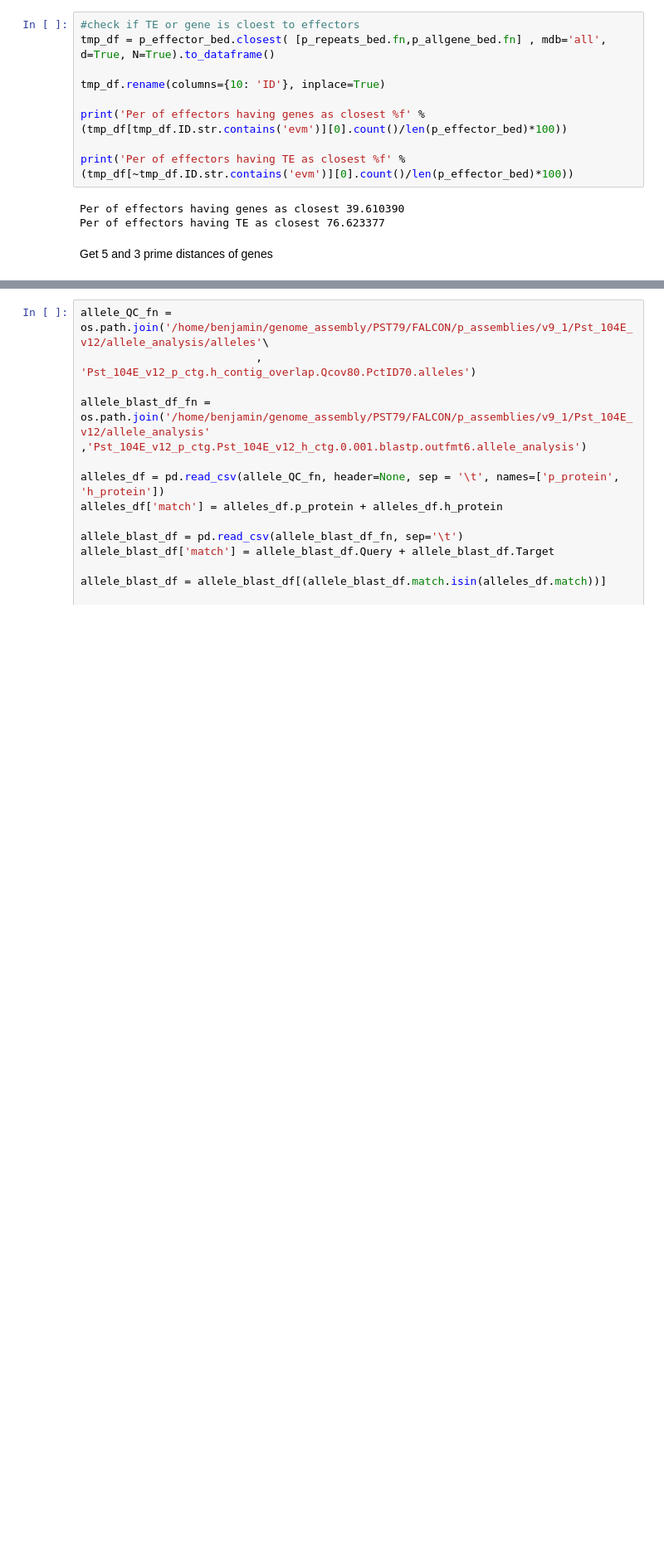
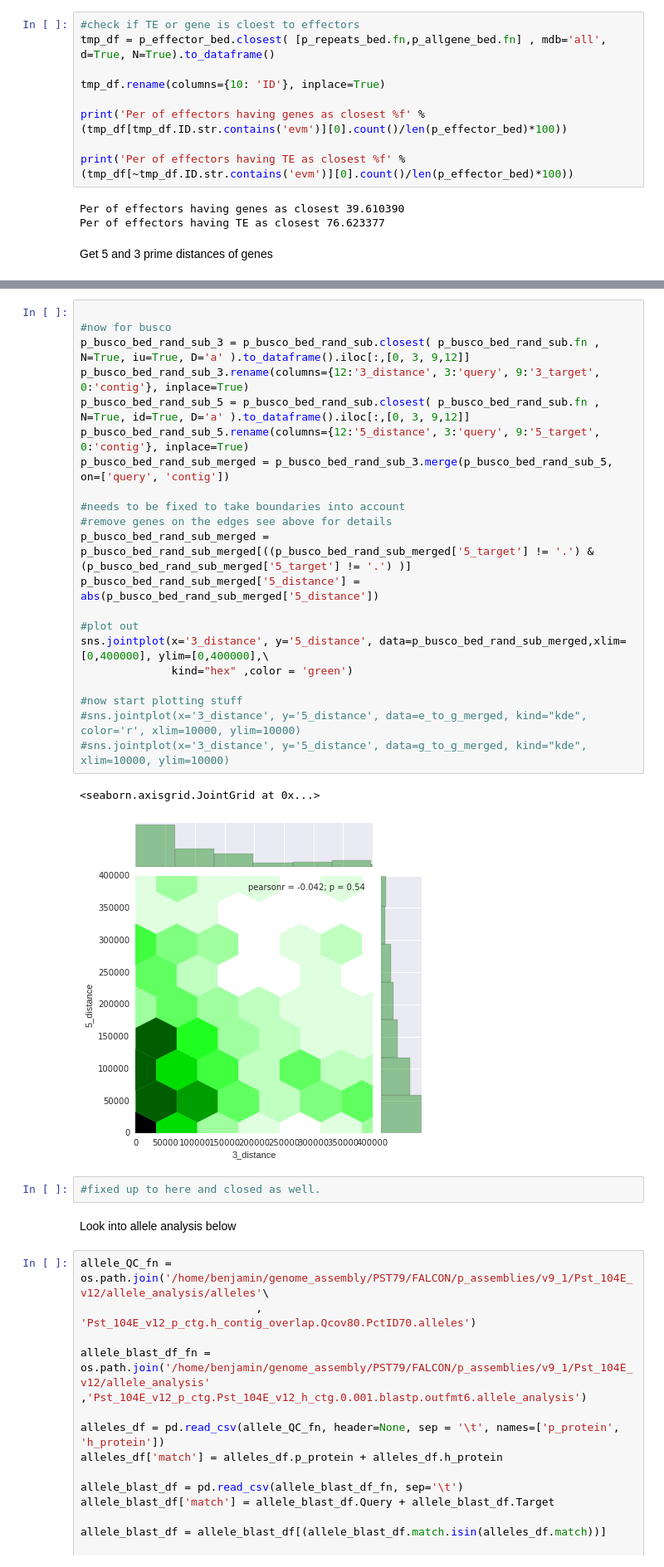
Before and after one commit to BenjaminSchwessinger/Pst_104E_analysis, a Jupyter notebook: Pst_104E_v12_effectors_cluster_8.ipynb, the cells around one changed output, grey strips where cells are left out. Shown at 83% size. Drawn from its saved outputs; the diff is of its cells as text; blank space fills up the shorter version.

```diff
--- a/Pst_104E_v12_effectors_cluster_8.ipynb
+++ b/Pst_104E_v12_effectors_cluster_8.ipynb
@@ -1061,3 +1145,31 @@ Quick look at allele analysis
+# %%
+
+#now for busco
+p_busco_bed_rand_sub_3 = p_busco_bed_rand_sub.closest( p_busco_bed_rand_sub.fn ,  N=True, iu=True, D='a' ).to_dataframe().iloc[:,[0, 3, 9,12]]
+p_busco_bed_rand_sub_3.rename(columns={12:'3_distance', 3:'query', 9:'3_target', 0:'contig'}, inplace=True)
+p_busco_bed_rand_sub_5 = p_busco_bed_rand_sub.closest( p_busco_bed_rand_sub.fn ,  N=True, id=True, D='a' ).to_dataframe().iloc[:,[0, 3, 9,12]]
+p_busco_bed_rand_sub_5.rename(columns={12:'5_distance', 3:'query', 9:'5_target', 0:'contig'}, inplace=True)
+p_busco_bed_rand_sub_merged = p_busco_bed_rand_sub_3.merge(p_busco_bed_rand_sub_5, on=['query', 'contig'])
+
+#needs to be fixed to take boundaries into account
+#remove genes on the edges see above for details
+p_busco_bed_rand_sub_merged = p_busco_bed_rand_sub_merged[((p_busco_bed_rand_sub_merged['5_target'] != '.') & (p_busco_bed_rand_sub_merged['5_target'] != '.') )]
+p_busco_bed_rand_sub_merged['5_distance'] = abs(p_busco_bed_rand_sub_merged['5_distance'])
+
+#plot out
+sns.jointplot(x='3_distance', y='5_distance', data=p_busco_bed_rand_sub_merged,xlim=[0,400000], ylim=[0,400000],\
+              kind="hex" ,color = 'green')
+
+#now start plotting stuff
+#sns.jointplot(x='3_distance', y='5_distance', data=e_to_g_merged, kind="kde", color='r', xlim=10000, ylim=10000)
+#sns.jointplot(x='3_distance', y='5_distance', data=g_to_g_merged, kind="kde", xlim=10000, ylim=10000)
+# %% [output]
+<seaborn.axisgrid.JointGrid at 0x...>
+[figure, added]
+# %%
+#fixed up to here and closed as well.
+# %% [markdown]
+Look into allele analysis below
 # %%
 allele_QC_fn = os.path.join('/home/benjamin/genome_assembly/PST79/FALCON/p_assemblies/v9_1/Pst_104E_v12/allele_analysis/alleles'\
                            , 'Pst_104E_v12_p_ctg.h_contig_overlap.Qcov80.PctID70.alleles')
```
Also changed, not shown: parts of 22 cells of this notebook, 1 other file.
